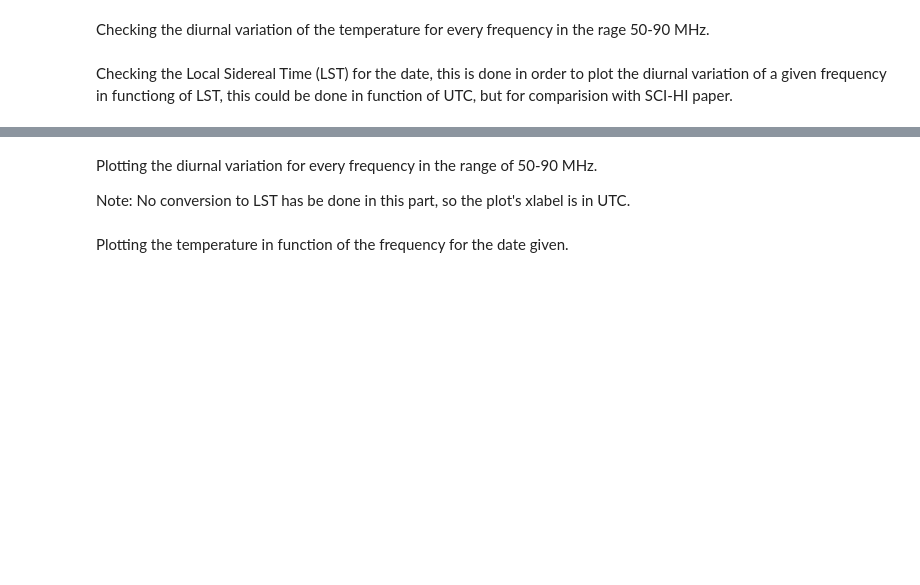
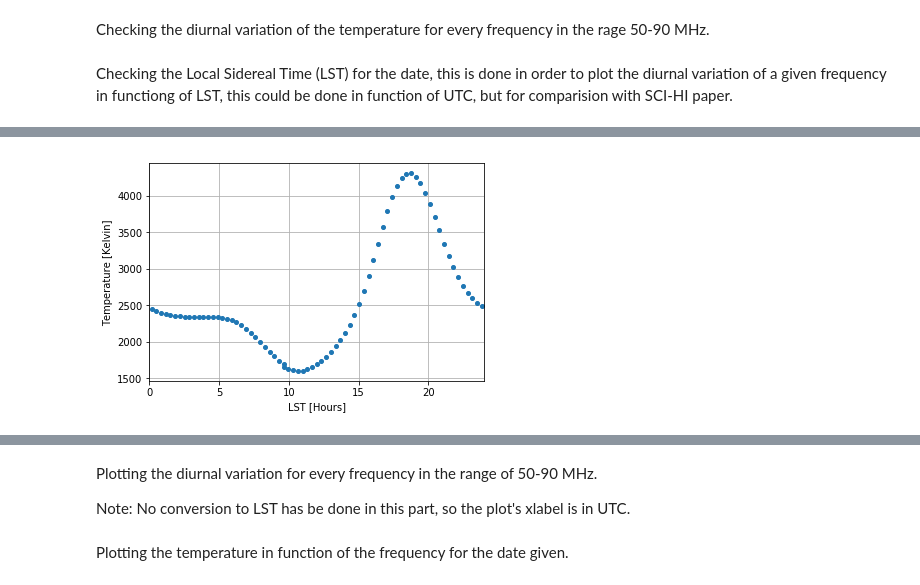
Before and after one commit to HiramHerrera/SciHi, a Jupyter notebook: Tgsm.ipynb, the cells around one changed output, grey strips where cells are left out. Saved outputs shown, nothing was run; the diff lists cells and outputs as text; code cells hidden in the pictures; blank space fills up the shorter version.

```diff
--- a/Tgsm.ipynb
+++ b/Tgsm.ipynb
@@ -137,6 +171,7 @@ Checking the diurnal variation of the temperature for every frequency in the rag
 # %%
 # Data generated in the convolution.
 Data = pd.read_hdf('calibration/Tgsm.hdf5')
+Data_mock = pd.read_hdf('mock/Tgsm.hdf5')
 Freqs = np.arange(50,91)
 # %% [markdown]
 Checking the Local Sidereal Time (LST) for the date, this is done in order to plot the diurnal variation of a given frequency in functiong of LST, this could be done in function of UTC, but for comparision with SCI-HI paper.
@@ -145,10 +183,15 @@ check_LST('2013-06-14 00:00:00')
 # %%
 f=70 #Frequency to check
 Temp = Data.loc[f].values
+Temp_mock = Data_mock.loc[f].values
 Time_ = (np.linspace(0,24,len(Temp))+9.62)%24 # For 2013-06-14 LST = UTC + 9:37 (9.62h)
-plt.plot(Time_,Temp,'o',markersize = 4)
+plt.plot(Time_,Temp,'o',markersize = 4,label='HIbiscus')
+#plt.plot(Time_,Temp_mock,'ro',markersize = 4,label='Gaussian')
 plt.xlabel('LST [Hours]')
 plt.ylabel('Temperature [Kelvin]')
 plt.xlim(0,24)
 plt.grid()
+#plt.legend()
 plt.savefig(impath+'variation_%dMHz.png'%f)
+# %% [output]
+[figure, added]
```
Also changed, not shown: parts of 12 cells of this notebook, 6 other files.
